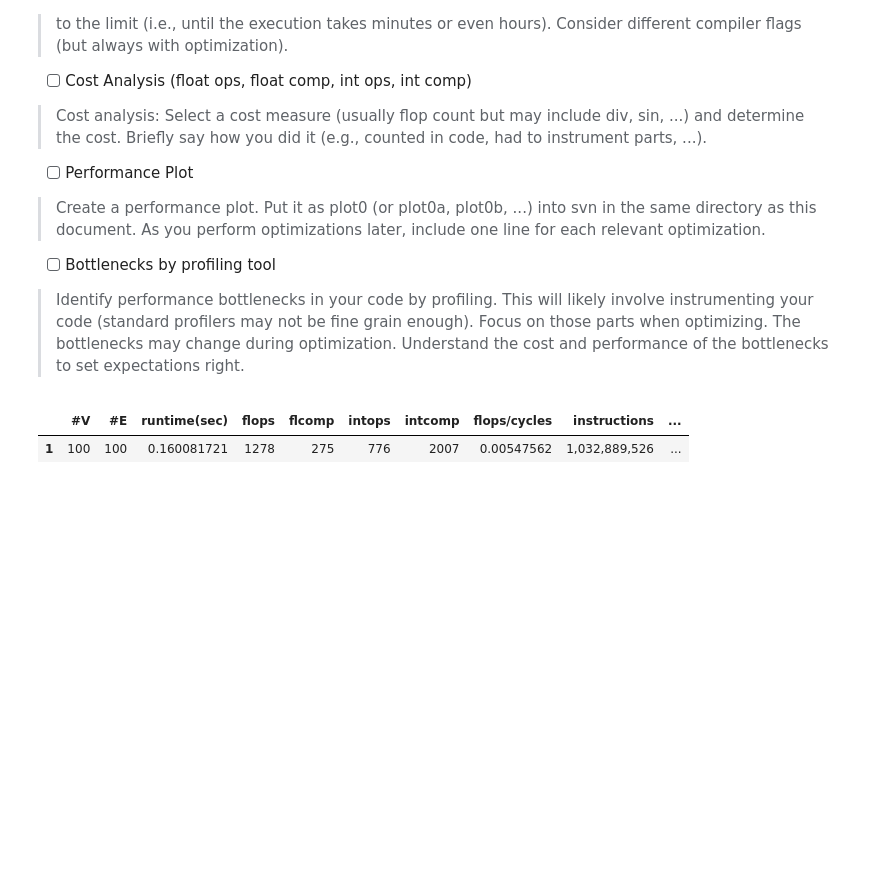
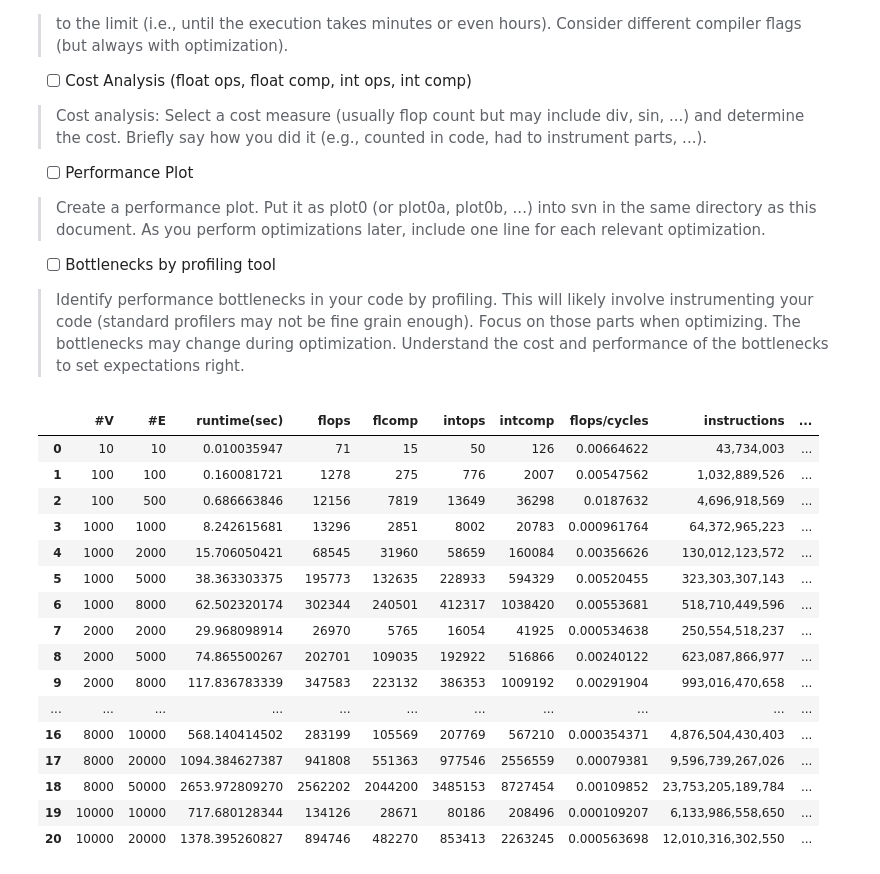
Before and after one commit to fanlinwang/Approximate-Cholesky-Decomposition, a Jupyter notebook: log/plot.ipynb, the cells around one changed output. Drawn from its saved outputs; the diff is of its cells as text; code cells hidden in the pictures; blank space fills up the shorter version.

```diff
--- a/log/plot.ipynb
+++ b/log/plot.ipynb
@@ -59,7 +59,15 @@ def extract(log, metric):
         elif metric=='cycles(perf)':
             res = re.findall("(.*)      cycles:u", file)
         elif metric=='flops(perf)':
-            re.findall("(.*) r5301c7", file)
+            res = re.findall("(.*) r5301c7", file)
+        elif metric=='L1-dcache-loads':
+            res = re.findall("(.*)L1-dcache-loads:u", file)
+        elif metric=='L1-dcache-load-misses':
+            res = re.findall("L1-dcache-load-misses:u   #(.*)\% ", file)
+        elif metric=='LLC-loads':
+            res = re.findall("(.*)LLC-loads:u", file)
+        elif metric=='LLC-load-misses':
+            res = re.findall("LLC-load-misses:u         #(.*)\% ", file)
     except Exception:
         return
     return res
@@ -89,10 +97,10 @@ label=['runtime(sec)',
       #'cc_int_ops', 'cc_int_comp', 'cc_fl_ops', 'cc_fl_comp', 'll_int_ops', 'll_int_comp',
       'instructions', 'cycles', 'cycles(perf)',
       'branches', 'branch-misses', 'page-faults']
-cache=['L1-dcache-loads','L1-dcache-load-misses','L1-dcache-stores',
-       'LLC-loads','LLC-load-misses','LLC-stores','LLC-store-misses',
-       'dTLB-loads','dTLB-load-misses','dTLB-stores','dTLB-store-misses',
-       'iTLB-loads', 'iTLB-load-misses']
+cache=['L1-dcache-loads','L1-dcache-load-misses','LLC-loads','LLC-load-misses',
+      # 'LLC-stores','LLC-store-misses','L1-dcache-stores', 'dTLB-loads','dTLB-load-misses','dTLB-stores','dTLB-store-misses',
+      # 'iTLB-loads', 'iTLB-load-misses'
+       ]
 flops=['flops(perf)']
 
 vertice = [10,100,1000,2000,5000,8000,10000]
@@ -103,12 +111,28 @@ data = dict()
 res = init_table(vertice, edge)
 res = res[:-1]
 update_table(res, general_log, data, label)
+update_table(res, flops_log, data, cache)
 #res.to_excel('result.xlsx', sheet_name='sheet1', index=False)
-# %%
-res.loc[res['#E'] == 100]
-# %% [output]
-|  | #V | #E | runtime(sec) | flops | flcomp | intops | intcomp | flops/cycles | instructions | ... |
-| 1 | 100 | 100 | 0.160081721 | 1278 | 275 | 776 | 2007 | 0.00547562 | 1,032,889,526 | ... |
+# %%
+res
+# %% [output]
+|  | #V | #E | runtime(sec) | flops | flcomp | intops | intcomp | flops/cycles | instructions | ... |
+| 0 | 10 | 10 | 0.010035947 | 71 | 15 | 50 | 126 | 0.00664622 | 43,734,003 | ... |
+| 1 | 100 | 100 | 0.160081721 | 1278 | 275 | 776 | 2007 | 0.00547562 | 1,032,889,526 | ... |
+| 2 | 100 | 500 | 0.686663846 | 12156 | 7819 | 13649 | 36298 | 0.0187632 | 4,696,918,569 | ... |
+| 3 | 1000 | 1000 | 8.242615681 | 13296 | 2851 | 8002 | 20783 | 0.000961764 | 64,372,965,223 | ... |
+| 4 | 1000 | 2000 | 15.706050421 | 68545 | 31960 | 58659 | 160084 | 0.00356626 | 130,012,123,572 | ... |
+| 5 | 1000 | 5000 | 38.363303375 | 195773 | 132635 | 228933 | 594329 | 0.00520455 | 323,303,307,143 | ... |
+| 6 | 1000 | 8000 | 62.502320174 | 302344 | 240501 | 412317 | 1038420 | 0.00553681 | 518,710,449,596 | ... |
+| 7 | 2000 | 2000 | 29.968098914 | 26970 | 5765 | 16054 | 41925 | 0.000534638 | 250,554,518,237 | ... |
+| 8 | 2000 | 5000 | 74.865500267 | 202701 | 109035 | 192922 | 516866 | 0.00240122 | 623,087,866,977 | ... |
+| 9 | 2000 | 8000 | 117.836783339 | 347583 | 223132 | 386353 | 1009192 | 0.00291904 | 993,016,470,658 | ... |
+| ... | ... | ... | ... | ... | ... | ... | ... | ... | ... | ... |
+| 16 | 8000 | 10000 | 568.140414502 | 283199 | 105569 | 207769 | 567210 | 0.000354371 | 4,876,504,430,403 | ... |
+| 17 | 8000 | 20000 | 1094.384627387 | 941808 | 551363 | 977546 | 2556559 | 0.00079381 | 9,596,739,267,026 | ... |
+| 18 | 8000 | 50000 | 2653.972809270 | 2562202 | 2044200 | 3485153 | 8727454 | 0.00109852 | 23,753,205,189,784 | ... |
+| 19 | 10000 | 10000 | 717.680128344 | 134126 | 28671 | 80186 | 208496 | 0.000109207 | 6,133,986,558,650 | ... |
+| 20 | 10000 | 20000 | 1378.395260827 | 894746 | 482270 | 853413 | 2263245 | 0.000563698 | 12,010,316,302,550 | ... |
 # %%
 import plotly.express as px
 import plotly.graph_objects as go
```
Also changed, not shown: parts of 3 cells of this notebook, 4 other files.
